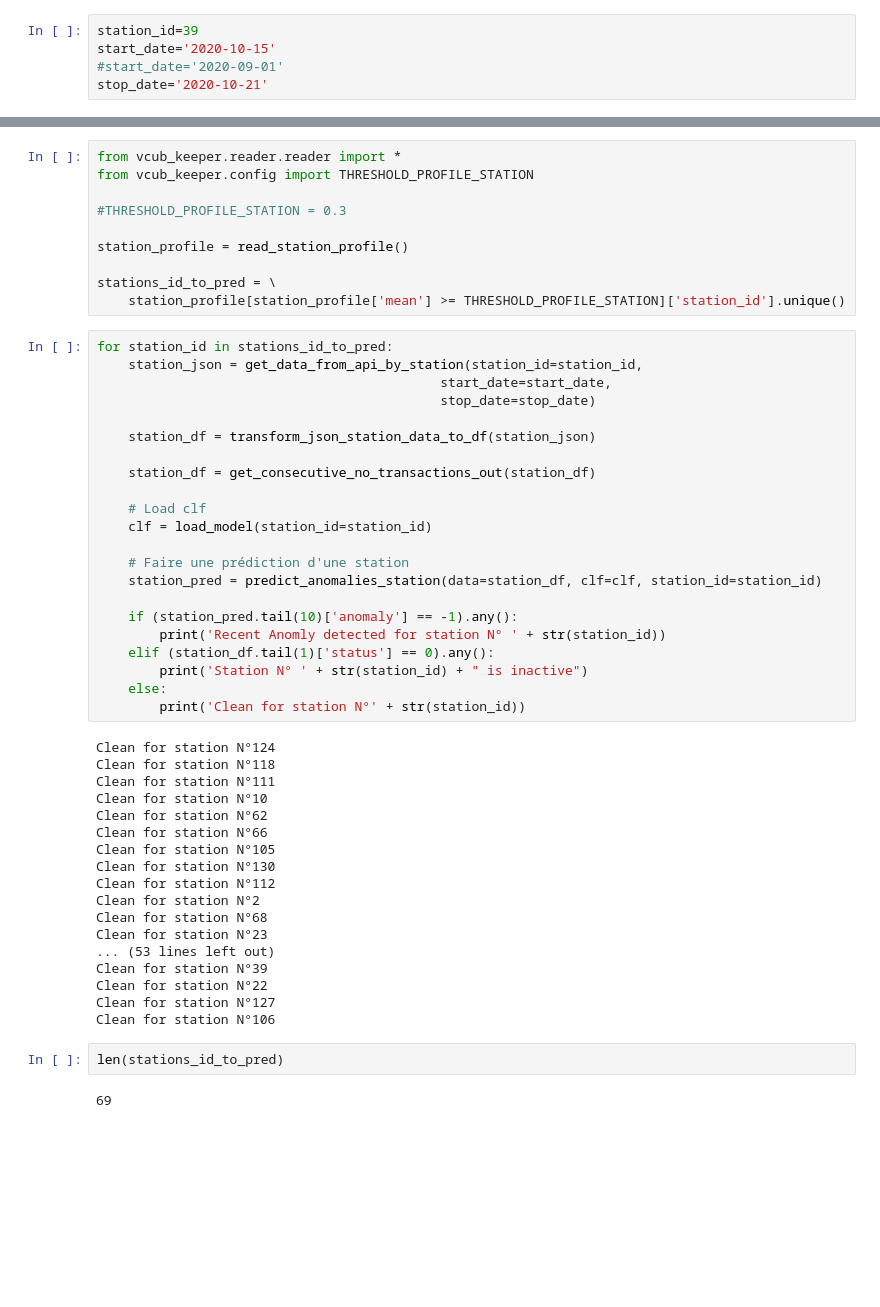
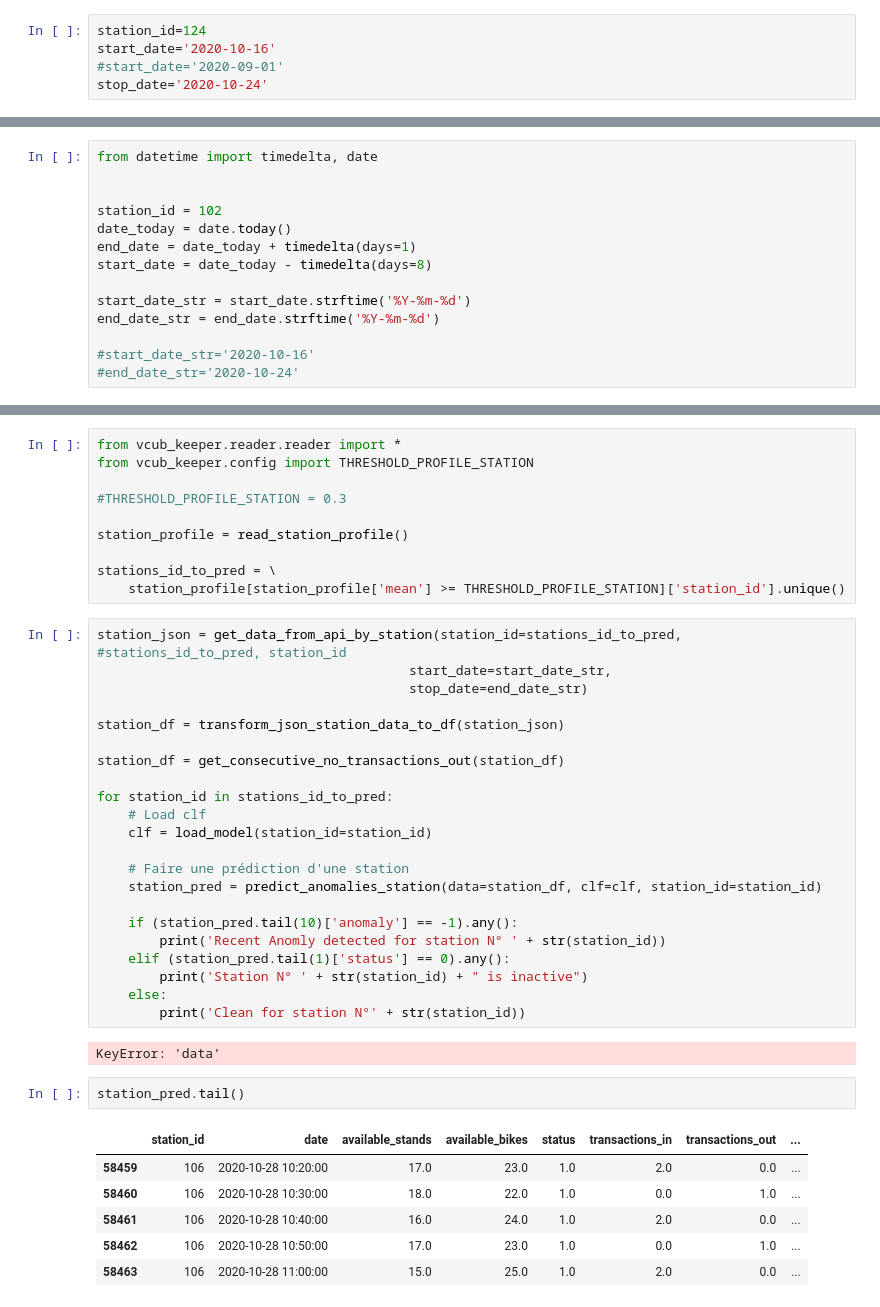
Before and after one commit to armgilles/vcub_keeper, a Jupyter notebook: notebooks/03_production/02_predict_anomaly_on_data_production.ipynb, the cells around one changed output, grey strips where cells are left out. Saved outputs shown, nothing was run; the diff lists cells and outputs as text; blank space fills up the shorter version.

Commit message:
Improve script to predict all stations

```diff
--- a/notebooks/03_production/02_predict_anomaly_on_data_production.ipynb
+++ b/notebooks/03_production/02_predict_anomaly_on_data_production.ipynb
@@ -17,10 +17,10 @@ pd.options.display.max_rows = 500
 # %% [markdown]
 ## Prédiction sur une station
 # %%
-station_id=39
-start_date='2020-10-15'
+station_id=124
+start_date='2020-10-16'
 #start_date='2020-09-01'
-stop_date='2020-10-21'
+stop_date='2020-10-24'
 # %%
 station_json = get_data_from_api_by_station(station_id=station_id,
                                             start_date=start_date,
@@ -77,0 +76,14 @@ stop_date='2020-10-23'
+# %%
+from datetime import timedelta, date
+
+
+station_id = 102
+date_today = date.today()
+end_date = date_today + timedelta(days=1)
+start_date = date_today - timedelta(days=8)
+
+start_date_str = start_date.strftime('%Y-%m-%d')
+end_date_str = end_date.strftime('%Y-%m-%d')
+
+#start_date_str='2020-10-16'
+#end_date_str='2020-10-24'
@@ -86,15 +102,15 @@ station_profile = read_station_profile()
 stations_id_to_pred = \
     station_profile[station_profile['mean'] >= THRESHOLD_PROFILE_STATION]['station_id'].unique()
 # %%
+station_json = get_data_from_api_by_station(station_id=stations_id_to_pred, #stations_id_to_pred, station_id
+                                        start_date=start_date_str,
+                                        stop_date=end_date_str)
+
+station_df = transform_json_station_data_to_df(station_json)
+
+station_df = get_consecutive_no_transactions_out(station_df)
+
 for station_id in stations_id_to_pred:
-    station_json = get_data_from_api_by_station(station_id=station_id,
-                                            start_date=start_date,
-                                            stop_date=stop_date)
-
-    station_df = transform_json_station_data_to_df(station_json)
-
-    station_df = get_consecutive_no_transactions_out(station_df)
-
     # Load clf
     clf = load_model(station_id=station_id)
 
@@ -103,29 +119,18 @@ for station_id in stations_id_to_pred:
 
     if (station_pred.tail(10)['anomaly'] == -1).any():
         print('Recent Anomly detected for station N° ' + str(station_id))
-    elif (station_df.tail(1)['status'] == 0).any():
+    elif (station_pred.tail(1)['status'] == 0).any():
         print('Station N° ' + str(station_id) + " is inactive")
     else:
         print('Clean for station N°' + str(station_id))
 # %% [output]
-Clean for station N°124
-Clean for station N°118
-Clean for station N°111
-Clean for station N°10
-Clean for station N°62
-Clean for station N°66
-Clean for station N°105
-Clean for station N°130
-Clean for station N°112
-Clean for station N°2
-Clean for station N°68
-Clean for station N°23
-... (53 lines left out)
-Clean for station N°39
-Clean for station N°22
-Clean for station N°127
-Clean for station N°106
+KeyError: 'data'
-# %%
-len(stations_id_to_pred)
-# %% [output]
-69
+# %%
+station_pred.tail()
+# %% [output]
+|  | station_id | date | available_stands | available_bikes | status | transactions_in | transactions_out | ... |
+| 58459 | 106 | 2020-10-28 10:20:00 | 17.0 | 23.0 | 1.0 | 2.0 | 0.0 | ... |
+| 58460 | 106 | 2020-10-28 10:30:00 | 18.0 | 22.0 | 1.0 | 0.0 | 1.0 | ... |
+| 58461 | 106 | 2020-10-28 10:40:00 | 16.0 | 24.0 | 1.0 | 2.0 | 0.0 | ... |
+| 58462 | 106 | 2020-10-28 10:50:00 | 17.0 | 23.0 | 1.0 | 0.0 | 1.0 | ... |
+| 58463 | 106 | 2020-10-28 11:00:00 | 15.0 | 25.0 | 1.0 | 2.0 | 0.0 | ... |
```
Also changed, not shown: parts of 4 cells of this notebook, 1 other file.
